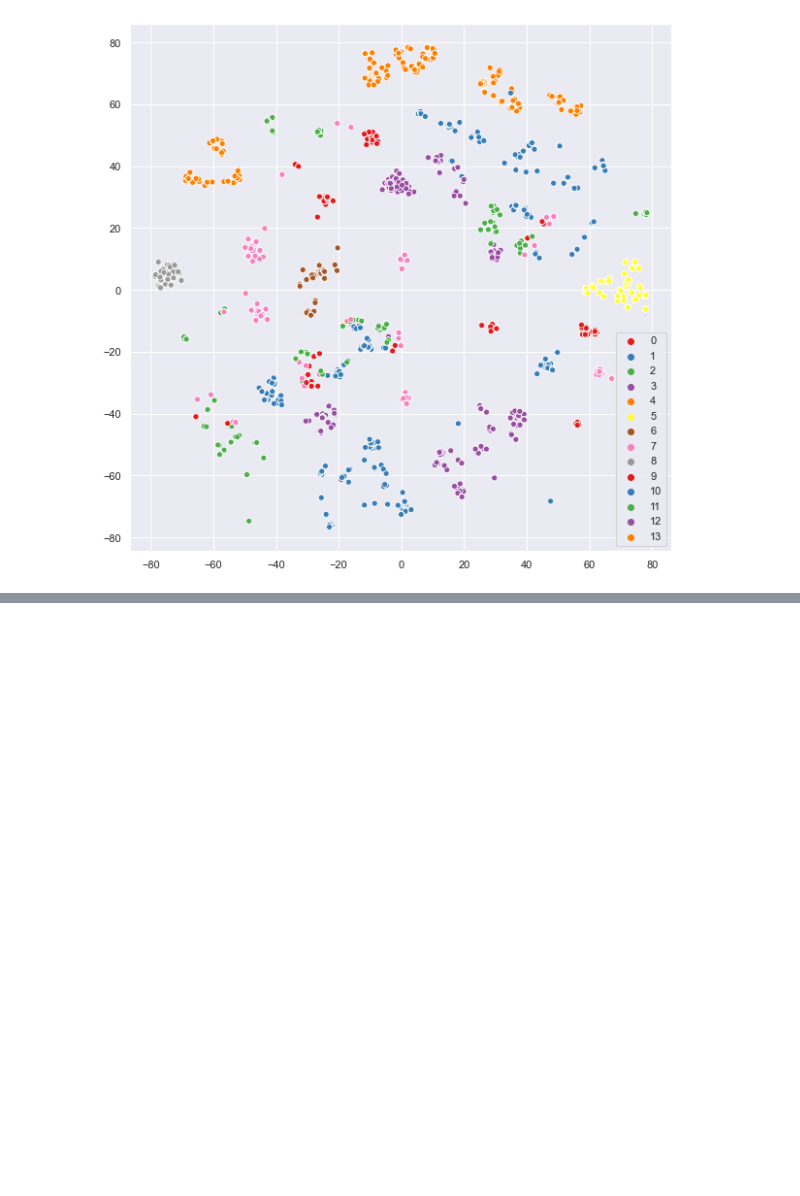
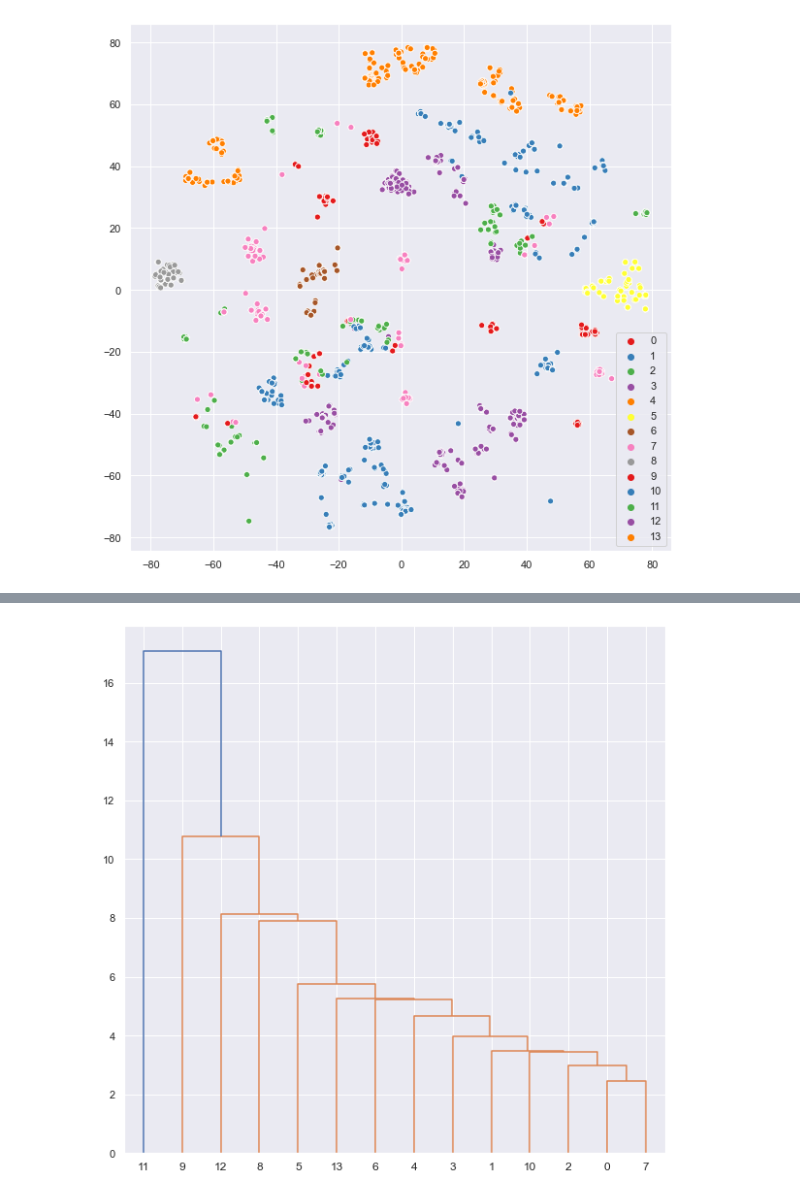
Before and after one commit to lucheol/in243-t194, a Jupyter notebook: Clustering.ipynb, the cells around one changed output, grey strips where cells are left out. Drawn from its saved outputs; the diff is of its cells as text; code cells hidden in the pictures; blank space fills up the shorter version.

```diff
--- a/Clustering.ipynb
+++ b/Clustering.ipynb
@@ -368,0 +370,6 @@ df_movies[model.labels_ == 7]
+# %%
+from scipy.cluster.hierarchy import dendrogram, linkage
+distance_matrix = linkage(df_clusters)
+den = dendrogram(distance_matrix)
+# %% [output]
+[figure, added]
```
Also changed, not shown: parts of 4 cells of this notebook.
